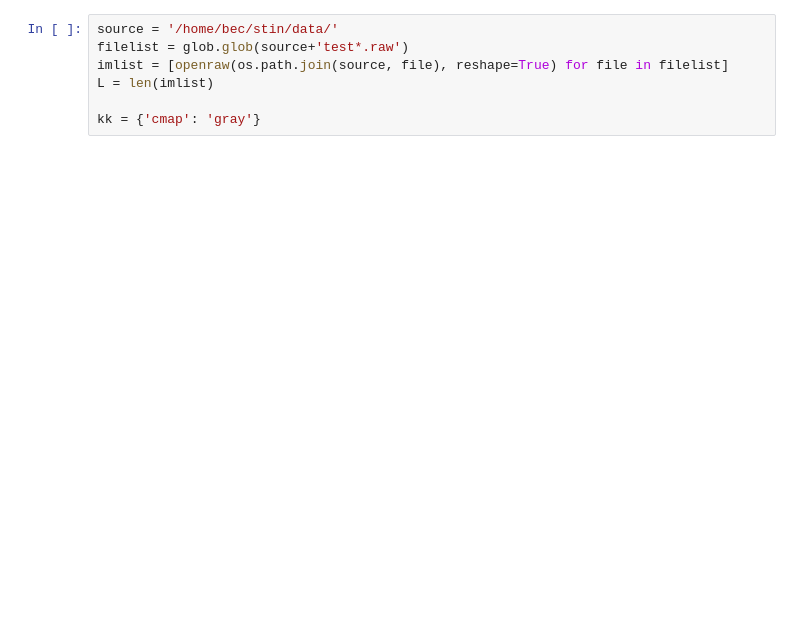
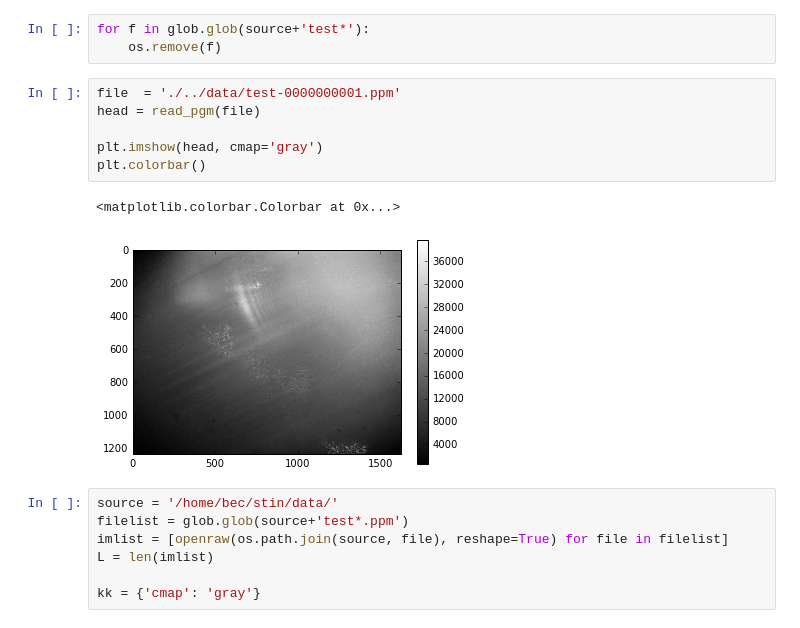
Before and after one commit to BEC-Trento/camera1, a Jupyter notebook: python/read-raw-coriander-files.ipynb, the cells around one changed output. Saved outputs shown, nothing was run; the diff lists cells and outputs as text; blank space fills up the shorter version.

```diff
--- a/python/read-raw-coriander-files.ipynb
+++ b/python/read-raw-coriander-files.ipynb
@@ -24,6 +22,18 @@ def openraw(filename, shape=(1234, 1624), reshape=True):
+# %%
+for f in glob.glob(source+'test*'):
+    os.remove(f)
+# %%
+file  = './../data/test-0000000001.ppm'
+head = read_pgm(file)
+
+plt.imshow(head, cmap='gray')
+plt.colorbar()
+# %% [output]
+<matplotlib.colorbar.Colorbar at 0x...>
+[figure, added]
 # %%
 source = '/home/bec/stin/data/'
-filelist = glob.glob(source+'test*.raw')
+filelist = glob.glob(source+'test*.ppm')
 imlist = [openraw(os.path.join(source, file), reshape=True) for file in filelist]
 L = len(imlist)
 
```
Also changed, not shown: parts of 7 cells of this notebook, 6 other files.
